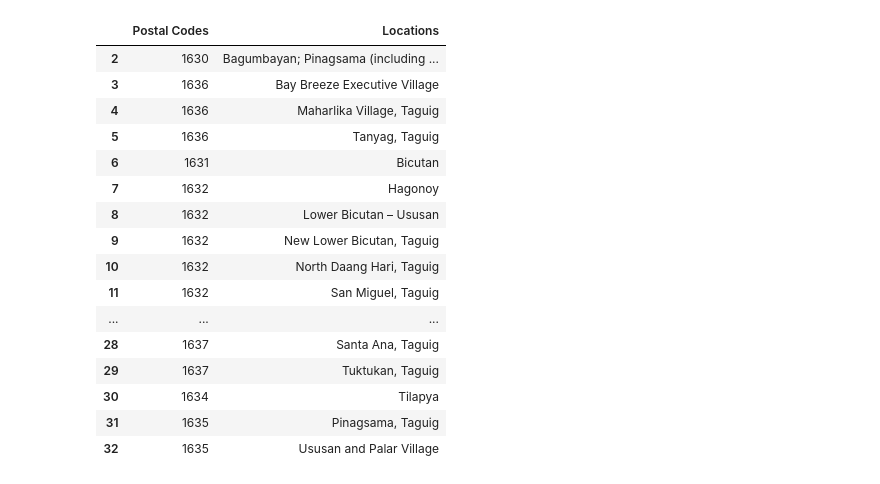
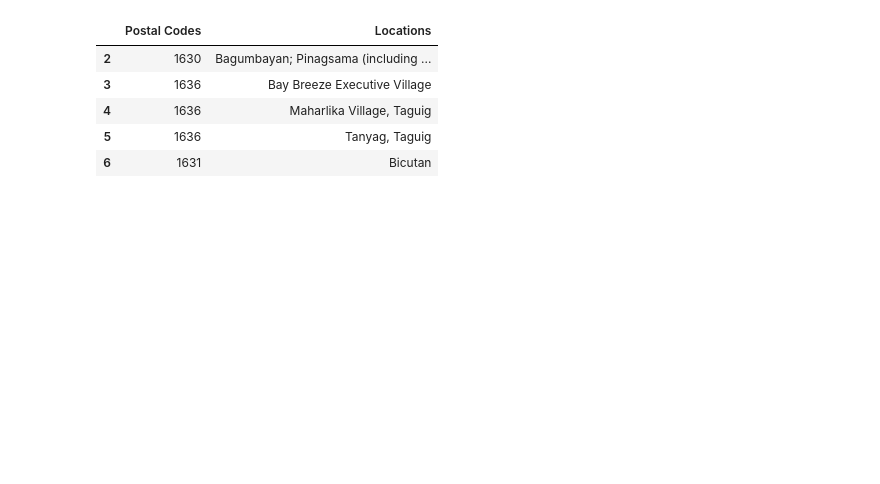
Before and after one commit to alfredo3robles/Coursera_Capstone, a Jupyter notebook: Building Taguig Dataset.ipynb, the cells around one changed output. Saved outputs shown, nothing was run; the diff lists cells and outputs as text; code cells hidden in the pictures; blank space fills up the shorter version.

```diff
--- a/Building Taguig Dataset.ipynb
+++ b/Building Taguig Dataset.ipynb
@@ -14,29 +14,18 @@ LIMIT = 100
 # %%
 df = pd.read_html('https://purlp.com/taguig/')[0]
 Taguig_zip = df.iloc[1:]
 
 Taguig_zip = Taguig_zip.rename(columns = Taguig_zip.iloc[0]).drop(Taguig_zip.index[0])
 Taguig_zip = Taguig_zip[['Postal Codes', 'Locations']]
 
 
-Taguig_zip
+Taguig_zip.head()
 # %% [output]
 |  | Postal Codes | Locations |
 | 2 | 1630 | Bagumbayan; Pinagsama (including ... |
 | 3 | 1636 | Bay Breeze Executive Village |
 | 4 | 1636 | Maharlika Village, Taguig |
 | 5 | 1636 | Tanyag, Taguig |
 | 6 | 1631 | Bicutan |
-| 7 | 1632 | Hagonoy |
-| 8 | 1632 | Lower Bicutan – Ususan |
-| 9 | 1632 | New Lower Bicutan, Taguig |
-| 10 | 1632 | North Daang Hari, Taguig |
-| 11 | 1632 | San Miguel, Taguig |
-| ... | ... | ... |
-| 28 | 1637 | Santa Ana, Taguig |
-| 29 | 1637 | Tuktukan, Taguig |
-| 30 | 1634 | Tilapya |
-| 31 | 1635 | Pinagsama, Taguig |
-| 32 | 1635 | Ususan and Palar Village |
 # %%
 ph_zip = pd.read_csv('C:\\Users\\alfre\\Documents\\env\\IBM_Capstone\\Coursera_Capstone\\PH.csv', sep=',', encoding='latin-1', header=0)
```
Also changed, not shown: parts of 12 cells of this notebook.
